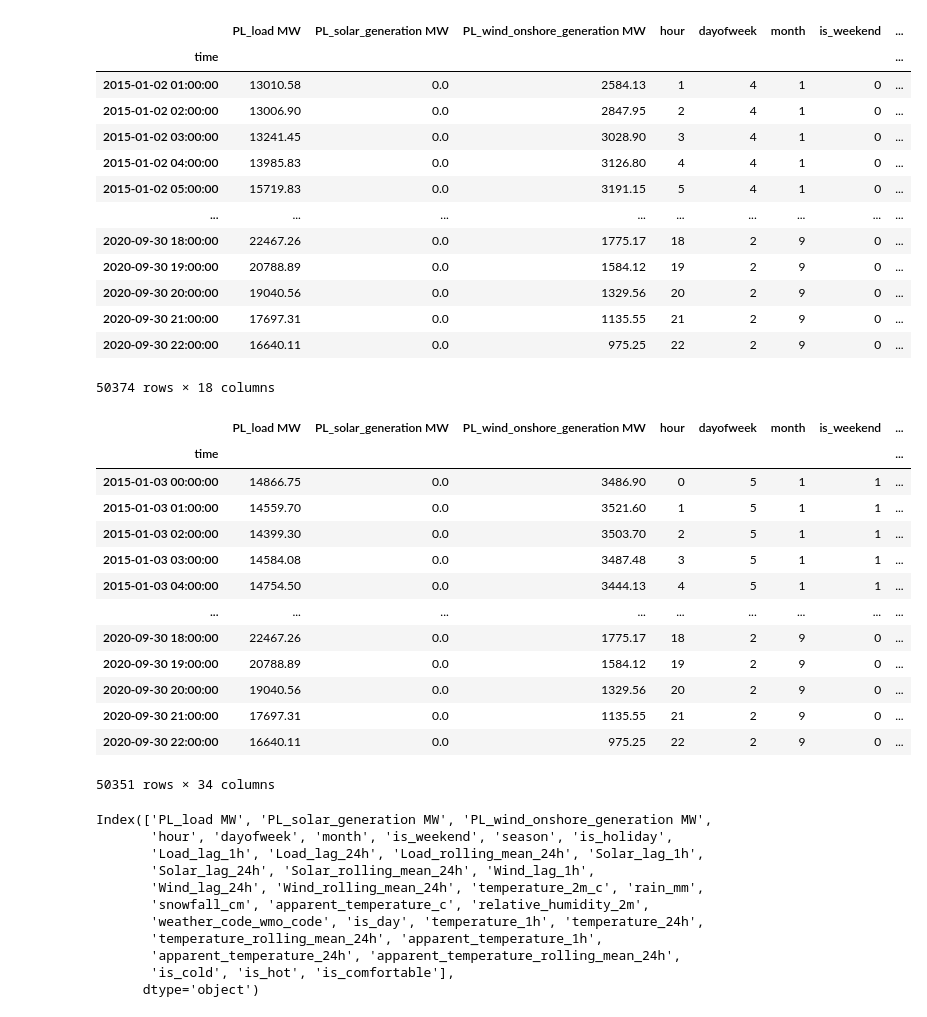
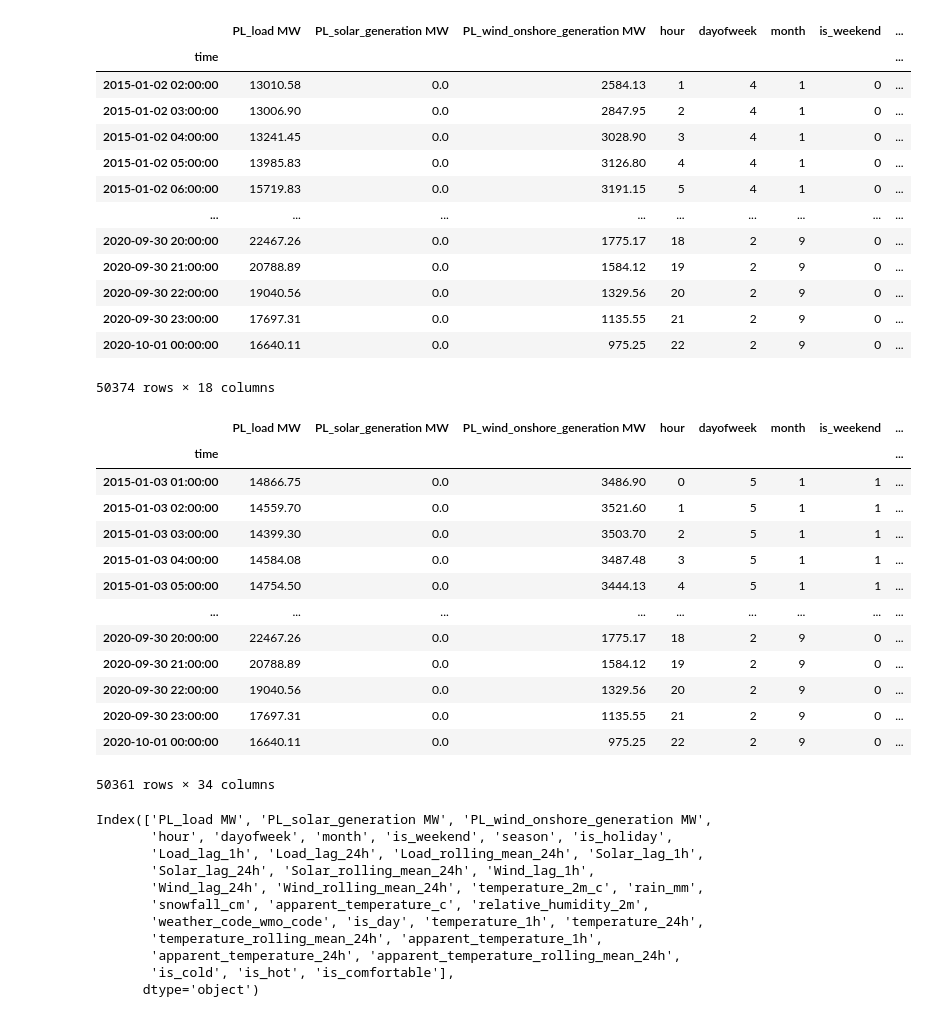
Before and after one commit to drSKleszcz/Energy-Demand-Prediction, a Jupyter notebook: notebooks/mergin_data.ipynb, the cells around one changed output. Saved outputs shown, nothing was run; the diff lists cells and outputs as text; code cells hidden in the pictures.

```diff
--- a/notebooks/mergin_data.ipynb
+++ b/notebooks/mergin_data.ipynb
@@ -31,22 +31,21 @@ weather_df
 # %%
 energy_df = pd.read_csv(energy_path, parse_dates=["utc_timestamp"], index_col="utc_timestamp")
 energy_df.index.name = "time"
-energy_df.index = energy_df.index.tz_convert(None)
 energy_df
 # %% [output]
 |  | PL_load MW | PL_solar_generation MW | PL_wind_onshore_generation MW | hour | dayofweek | month | is_weekend | ... |
 | time |  |  |  |  |  |  |  | ... |
-| 2015-01-02 01:00:00 | 13010.58 | 0.0 | 2584.13 | 1 | 4 | 1 | 0 | ... |
-| 2015-01-02 02:00:00 | 13006.90 | 0.0 | 2847.95 | 2 | 4 | 1 | 0 | ... |
-| 2015-01-02 03:00:00 | 13241.45 | 0.0 | 3028.90 | 3 | 4 | 1 | 0 | ... |
-| 2015-01-02 04:00:00 | 13985.83 | 0.0 | 3126.80 | 4 | 4 | 1 | 0 | ... |
-| 2015-01-02 05:00:00 | 15719.83 | 0.0 | 3191.15 | 5 | 4 | 1 | 0 | ... |
+| 2015-01-02 02:00:00 | 13010.58 | 0.0 | 2584.13 | 1 | 4 | 1 | 0 | ... |
+| 2015-01-02 03:00:00 | 13006.90 | 0.0 | 2847.95 | 2 | 4 | 1 | 0 | ... |
+| 2015-01-02 04:00:00 | 13241.45 | 0.0 | 3028.90 | 3 | 4 | 1 | 0 | ... |
+| 2015-01-02 05:00:00 | 13985.83 | 0.0 | 3126.80 | 4 | 4 | 1 | 0 | ... |
+| 2015-01-02 06:00:00 | 15719.83 | 0.0 | 3191.15 | 5 | 4 | 1 | 0 | ... |
 | ... | ... | ... | ... | ... | ... | ... | ... | ... |
-| 2020-09-30 18:00:00 | 22467.26 | 0.0 | 1775.17 | 18 | 2 | 9 | 0 | ... |
-| 2020-09-30 19:00:00 | 20788.89 | 0.0 | 1584.12 | 19 | 2 | 9 | 0 | ... |
-| 2020-09-30 20:00:00 | 19040.56 | 0.0 | 1329.56 | 20 | 2 | 9 | 0 | ... |
-| 2020-09-30 21:00:00 | 17697.31 | 0.0 | 1135.55 | 21 | 2 | 9 | 0 | ... |
-| 2020-09-30 22:00:00 | 16640.11 | 0.0 | 975.25 | 22 | 2 | 9 | 0 | ... |
+| 2020-09-30 20:00:00 | 22467.26 | 0.0 | 1775.17 | 18 | 2 | 9 | 0 | ... |
+| 2020-09-30 21:00:00 | 20788.89 | 0.0 | 1584.12 | 19 | 2 | 9 | 0 | ... |
+| 2020-09-30 22:00:00 | 19040.56 | 0.0 | 1329.56 | 20 | 2 | 9 | 0 | ... |
+| 2020-09-30 23:00:00 | 17697.31 | 0.0 | 1135.55 | 21 | 2 | 9 | 0 | ... |
+| 2020-10-01 00:00:00 | 16640.11 | 0.0 | 975.25 | 22 | 2 | 9 | 0 | ... |
 50374 rows × 18 columns
 # %%
 combined_df = energy_df.join(weather_df, how="inner")
@@ -54,18 +53,18 @@ combined_df
 # %% [output]
 |  | PL_load MW | PL_solar_generation MW | PL_wind_onshore_generation MW | hour | dayofweek | month | is_weekend | ... |
 | time |  |  |  |  |  |  |  | ... |
-| 2015-01-03 00:00:00 | 14866.75 | 0.0 | 3486.90 | 0 | 5 | 1 | 1 | ... |
-| 2015-01-03 01:00:00 | 14559.70 | 0.0 | 3521.60 | 1 | 5 | 1 | 1 | ... |
-| 2015-01-03 02:00:00 | 14399.30 | 0.0 | 3503.70 | 2 | 5 | 1 | 1 | ... |
-| 2015-01-03 03:00:00 | 14584.08 | 0.0 | 3487.48 | 3 | 5 | 1 | 1 | ... |
-| 2015-01-03 04:00:00 | 14754.50 | 0.0 | 3444.13 | 4 | 5 | 1 | 1 | ... |
+| 2015-01-03 01:00:00 | 14866.75 | 0.0 | 3486.90 | 0 | 5 | 1 | 1 | ... |
+| 2015-01-03 02:00:00 | 14559.70 | 0.0 | 3521.60 | 1 | 5 | 1 | 1 | ... |
+| 2015-01-03 03:00:00 | 14399.30 | 0.0 | 3503.70 | 2 | 5 | 1 | 1 | ... |
+| 2015-01-03 04:00:00 | 14584.08 | 0.0 | 3487.48 | 3 | 5 | 1 | 1 | ... |
+| 2015-01-03 05:00:00 | 14754.50 | 0.0 | 3444.13 | 4 | 5 | 1 | 1 | ... |
 | ... | ... | ... | ... | ... | ... | ... | ... | ... |
-| 2020-09-30 18:00:00 | 22467.26 | 0.0 | 1775.17 | 18 | 2 | 9 | 0 | ... |
-| 2020-09-30 19:00:00 | 20788.89 | 0.0 | 1584.12 | 19 | 2 | 9 | 0 | ... |
-| 2020-09-30 20:00:00 | 19040.56 | 0.0 | 1329.56 | 20 | 2 | 9 | 0 | ... |
-| 2020-09-30 21:00:00 | 17697.31 | 0.0 | 1135.55 | 21 | 2 | 9 | 0 | ... |
-| 2020-09-30 22:00:00 | 16640.11 | 0.0 | 975.25 | 22 | 2 | 9 | 0 | ... |
+| 2020-09-30 20:00:00 | 22467.26 | 0.0 | 1775.17 | 18 | 2 | 9 | 0 | ... |
+| 2020-09-30 21:00:00 | 20788.89 | 0.0 | 1584.12 | 19 | 2 | 9 | 0 | ... |
+| 2020-09-30 22:00:00 | 19040.56 | 0.0 | 1329.56 | 20 | 2 | 9 | 0 | ... |
+| 2020-09-30 23:00:00 | 17697.31 | 0.0 | 1135.55 | 21 | 2 | 9 | 0 | ... |
+| 2020-10-01 00:00:00 | 16640.11 | 0.0 | 975.25 | 22 | 2 | 9 | 0 | ... |
-50351 rows × 34 columns
+50361 rows × 34 columns
 # %%
 combined_df.columns
 # %% [output]
```
Also changed, not shown: parts of 6 cells of this notebook, 10 other files.
